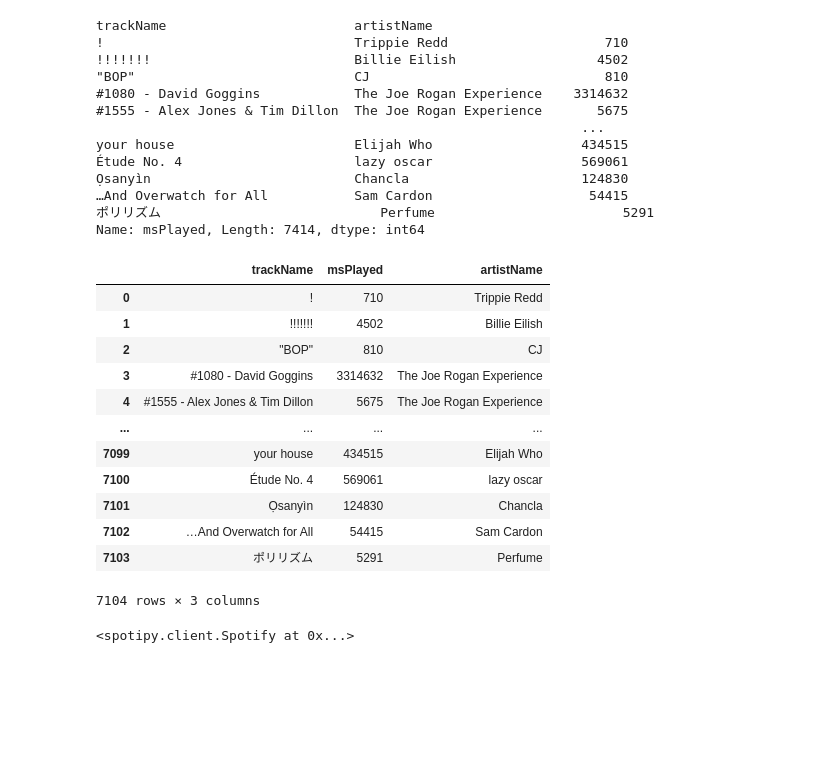
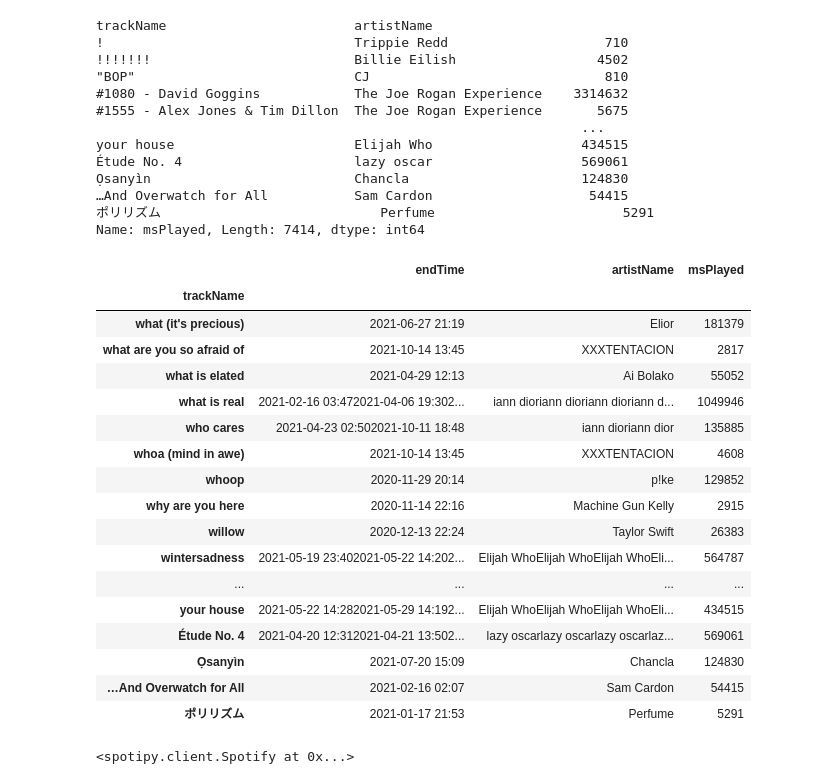
Before and after one commit to asboyer/boyers_beats, a Jupyter notebook: notebooks/messin_around_before_the_party.ipynb, the cells around one changed output. Cells and saved outputs as stored; diff of their text form; code cells hidden in the pictures; blank space fills up the shorter version.

```diff
--- a/notebooks/messin_around_before_the_party.ipynb
+++ b/notebooks/messin_around_before_the_party.ipynb
@@ -280,21 +269,26 @@ Name: msPlayed, Length: 7414, dtype: int64
 df2 = df.T.groupby('trackName').agg({'msPlayed': 'sum',
                                     'artistName': 'first'}).reset_index()
 # %%
-df2
+df2.tail(20)
 # %% [output]
-|  | trackName | msPlayed | artistName |
-| 0 | ! | 710 | Trippie Redd |
-| 1 | !!!!!!! | 4502 | Billie Eilish |
-| 2 | "BOP" | 810 | CJ |
-| 3 | #1080 - David Goggins | 3314632 | The Joe Rogan Experience |
-| 4 | #1555 - Alex Jones & Tim Dillon | 5675 | The Joe Rogan Experience |
+|  | endTime | artistName | msPlayed |
+| trackName |  |  |  |
+| what (it's precious) | 2021-06-27 21:19 | Elior | 181379 |
+| what are you so afraid of | 2021-10-14 13:45 | XXXTENTACION | 2817 |
+| what is elated | 2021-04-29 12:13 | Ai Bolako | 55052 |
+| what is real | 2021-02-16 03:472021-04-06 19:302... | iann dioriann dioriann dioriann d... | 1049946 |
+| who cares | 2021-04-23 02:502021-10-11 18:48 | iann dioriann dior | 135885 |
+| whoa (mind in awe) | 2021-10-14 13:45 | XXXTENTACION | 4608 |
+| whoop | 2020-11-29 20:14 | p!ke | 129852 |
+| why are you here | 2020-11-14 22:16 | Machine Gun Kelly | 2915 |
+| willow | 2020-12-13 22:24 | Taylor Swift | 26383 |
+| wintersadness | 2021-05-19 23:402021-05-22 14:202... | Elijah WhoElijah WhoElijah WhoEli... | 564787 |
 | ... | ... | ... | ... |
-| 7099 | your house | 434515 | Elijah Who |
-| 7100 | Étude No. 4 | 569061 | lazy oscar |
-| 7101 | Ọsanyìn | 124830 | Chancla |
-| 7102 | …And Overwatch for All | 54415 | Sam Cardon |
-| 7103 | ポリリズム | 5291 | Perfume |
+| your house | 2021-05-22 14:282021-05-29 14:192... | Elijah WhoElijah WhoElijah WhoEli... | 434515 |
+| Étude No. 4 | 2021-04-20 12:312021-04-21 13:502... | lazy oscarlazy oscarlazy oscarlaz... | 569061 |
+| Ọsanyìn | 2021-07-20 15:09 | Chancla | 124830 |
+| …And Overwatch for All | 2021-02-16 02:07 | Sam Cardon | 54415 |
+| ポリリズム | 2021-01-17 21:53 | Perfume | 5291 |
-7104 rows × 3 columns
 # %%
 sp
 # %% [output]
```
Also changed, not shown: parts of 7 cells of this notebook.
